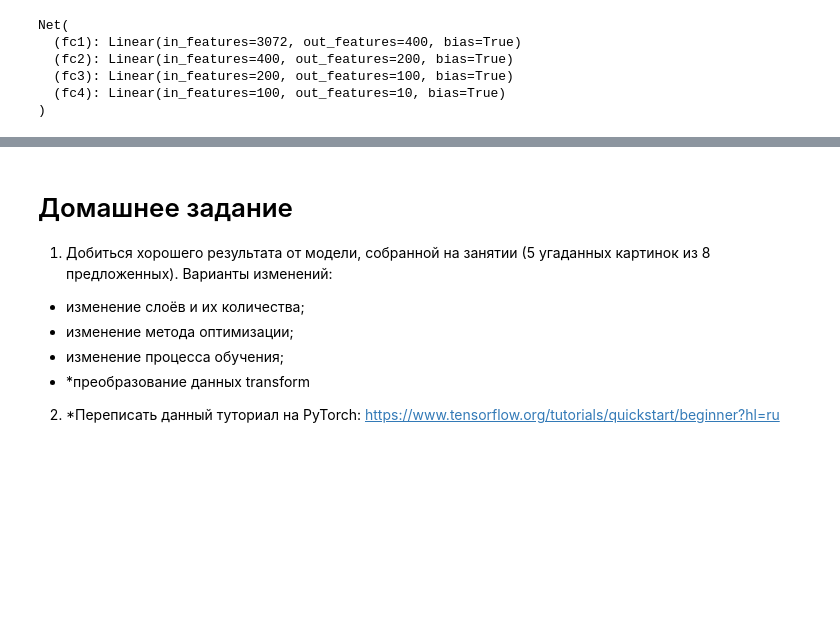
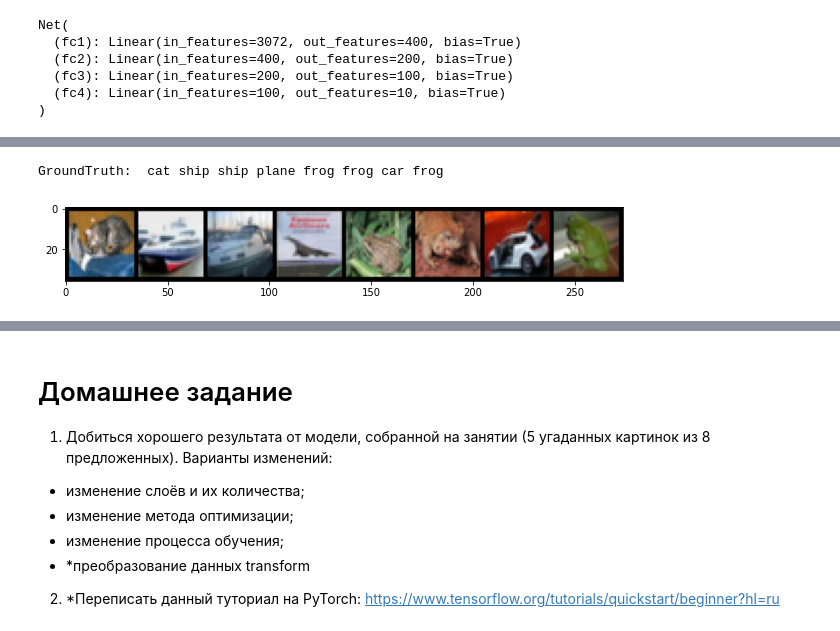
Before and after one commit to Praetorian15/PyTorch, a Jupyter notebook: Lesson2/HW2.ipynb, the cells around one changed output, grey strips where cells are left out. Saved outputs shown, nothing was run; the diff lists cells and outputs as text; code cells hidden in the pictures; blank space fills up the shorter version.

```diff
--- a/Lesson2/HW2.ipynb
+++ b/Lesson2/HW2.ipynb
@@ -10,6 +10,8 @@ from torch import optim
 import torchvision.transforms as transforms
 
 import matplotlib.pyplot as plt
+# %%
+device = 'cuda' if torch.cuda.is_available() else 'cpu'
 # %%
 train_dataset = torchvision.datasets.CIFAR10(root='data/',
                                              train=True,
@@ -74,7 +76,7 @@ class Net(nn.Module):
         return x
 
 
-net = Net(3072, 100, 10)
+net = Net(3072, 100, 10).to(device)
 net.train()
 # %% [output]
 Net(
@@ -140,10 +142,13 @@ data_iter = iter(test_loader)
 images, labels = data_iter.next()
 # %%
 net.eval()
-outputs = net(images)
+outputs = net(images.to(device))
 imgs = torchvision.utils.make_grid(images)
 plt.figure(figsize=(10, 5))
 plt.imshow(imgs.permute(1, 2, 0).numpy())
 print('GroundTruth: ', ' '.join(classes[labels[j]] for j in range(len(labels))))
+# %% [output]
+GroundTruth:  cat ship ship plane frog frog car frog
+[figure, added]
 # %%
 print(outputs)
```
Also changed, not shown: parts of 27 cells of this notebook.
